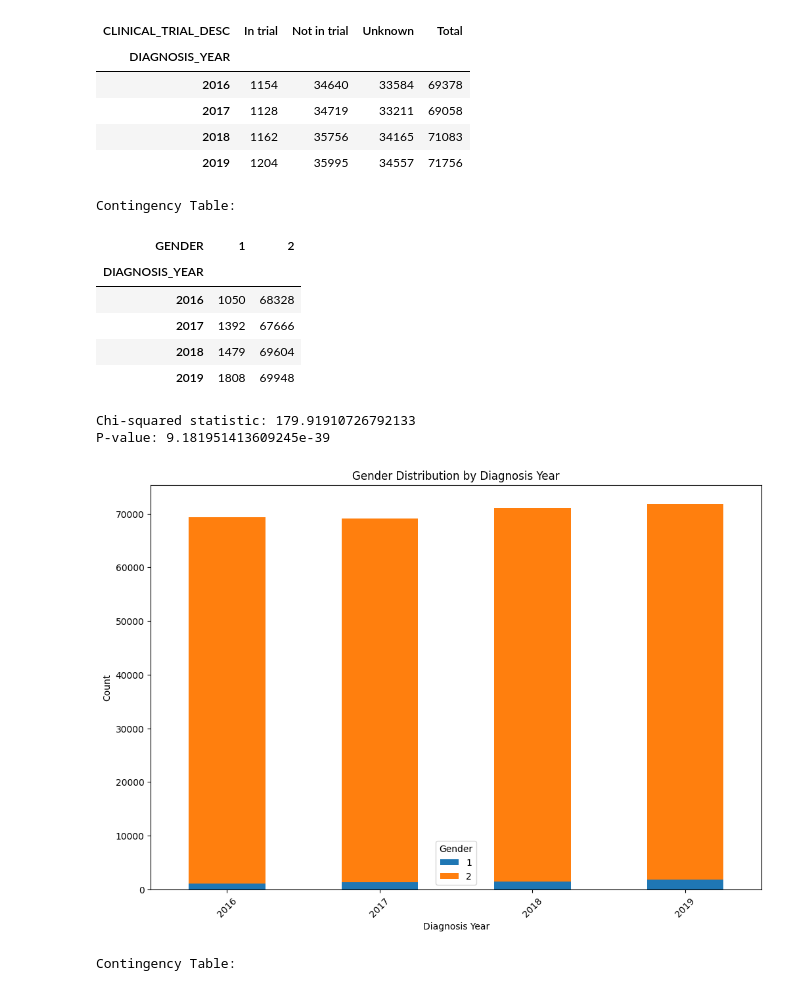
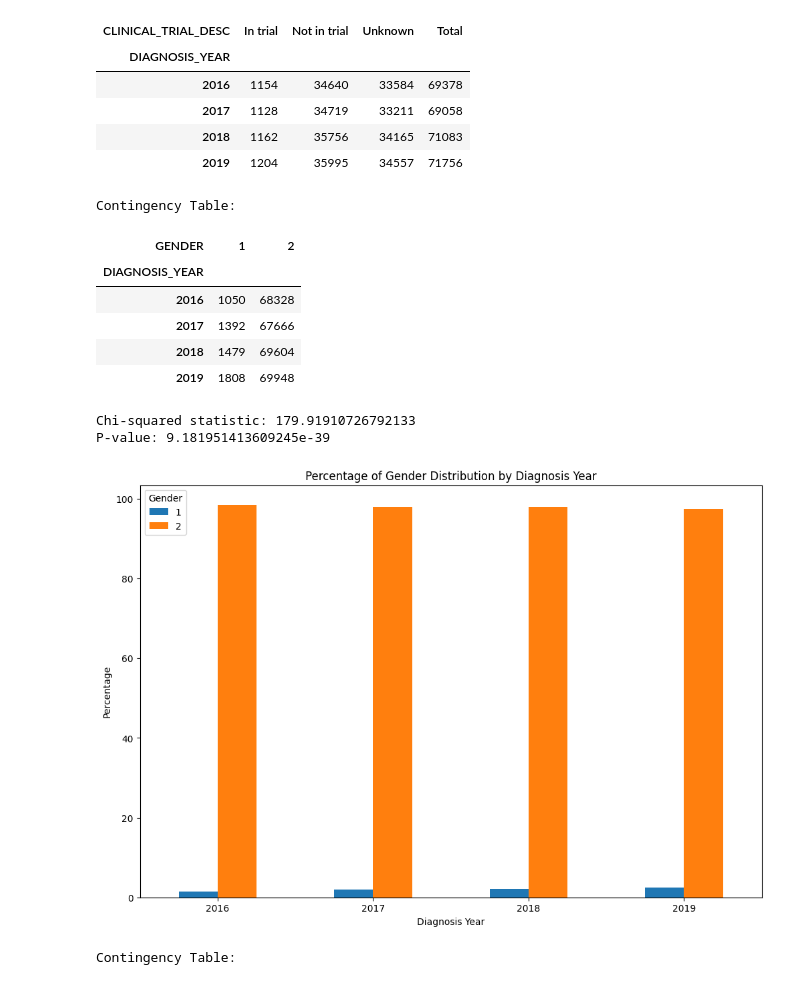
Before and after one commit to SharonOkolo/HDR-UK-Grp-7-Technical-Challenge, a Jupyter notebook: Breast_Cancer_Exploration.ipynb, the cells around one changed output. Drawn from its saved outputs; the diff is of its cells as text; code cells hidden in the pictures.

```diff
--- a/Breast_Cancer_Exploration.ipynb
+++ b/Breast_Cancer_Exploration.ipynb
@@ -5,11 +5,14 @@
 import pandas as pd
 import matplotlib.pyplot as plt
 import seaborn as sns
+# %%
+new_df=pd.read_csv("/content/new_df.csv")
+patient= new_df
 # %%
 
-url = 'https://stummuac-my.sharepoint.com/:x:/g/personal/23737576_stu_mmu_ac_uk/EWkEN_C6VmVGkpkkvf5GPoUBRNrjPy38894JhOArpalSew?e=K5FeW8'
-download_url = 'https://stummuac-my.sharepoint.com/personal/23737576_stu_mmu_ac_uk/_layouts/15/download.aspx?share=' + url.split('/')[-1].split('?')[0]
-patient = pd.read_csv(download_url)
+#url = 'https://stummuac-my.sharepoint.com/:x:/g/personal/23737576_stu_mmu_ac_uk/EWkEN_C6VmVGkpkkvf5GPoUBRNrjPy38894JhOArpalSew?e=K5FeW8'
+#download_url = 'https://stummuac-my.sharepoint.com/personal/23737576_stu_mmu_ac_uk/_layouts/15/download.aspx?share=' + url.split('/')[-1].split('?')[0]
+#patient = pd.read_csv(download_url)
 # %%
 patient.head()
 # %% [output]
@@ -465,39 +429,42 @@ display(trial_by_year)
 # %%
 from scipy.stats import chi2_contingency
 
 # Extract the year from the diagnosis date
 patient_c50.loc[:, 'DIAGNOSIS_YEAR'] = pd.to_datetime(patient_c50['DIAGNOSISDATEBEST']).dt.year
 
 # Create a contingency table
 contingency_table = pd.crosstab(patient_c50['DIAGNOSIS_YEAR'], patient_c50['GENDER'])
 
 # Perform the chi-squared test
 chi2, p, dof, expected = chi2_contingency(contingency_table)
 
 print("Contingency Table:")
 display(contingency_table)
 print(f"\nChi-squared statistic: {chi2}")
 print(f"P-value: {p}")
 
-# Visualize the relationship
-contingency_table.plot(kind='bar', stacked=True, figsize=(12, 8))
-plt.title('Gender Distribution by Diagnosis Year')
+# Calculate percentages
+contingency_table_percentage = contingency_table.div(contingency_table.sum(axis=1), axis=0) * 100
+
+# Visualize the relationship as a grouped bar plot showing percentages
+contingency_table_percentage.plot(kind='bar', figsize=(12, 8))
+plt.title('Percentage of Gender Distribution by Diagnosis Year')
 plt.xlabel('Diagnosis Year')
-plt.ylabel('Count')
-plt.xticks(rotation=45)
+plt.ylabel('Percentage')
+plt.xticks(rotation=0)
 plt.legend(title='Gender')
 plt.show()
 # %% [output]
 Contingency Table:
 | GENDER | 1 | 2 |
 | DIAGNOSIS_YEAR |  |  |
 | 2016 | 1050 | 68328 |
 | 2017 | 1392 | 67666 |
 | 2018 | 1479 | 69604 |
 | 2019 | 1808 | 69948 |
 Chi-squared statistic: 179.91910726792133
 P-value: 9.181951413609245e-39
-[figure, old version]
+[figure, new version]
 # %%
 from scipy.stats import chi2_contingency
 
```
Also changed, not shown: parts of 12 cells of this notebook.
